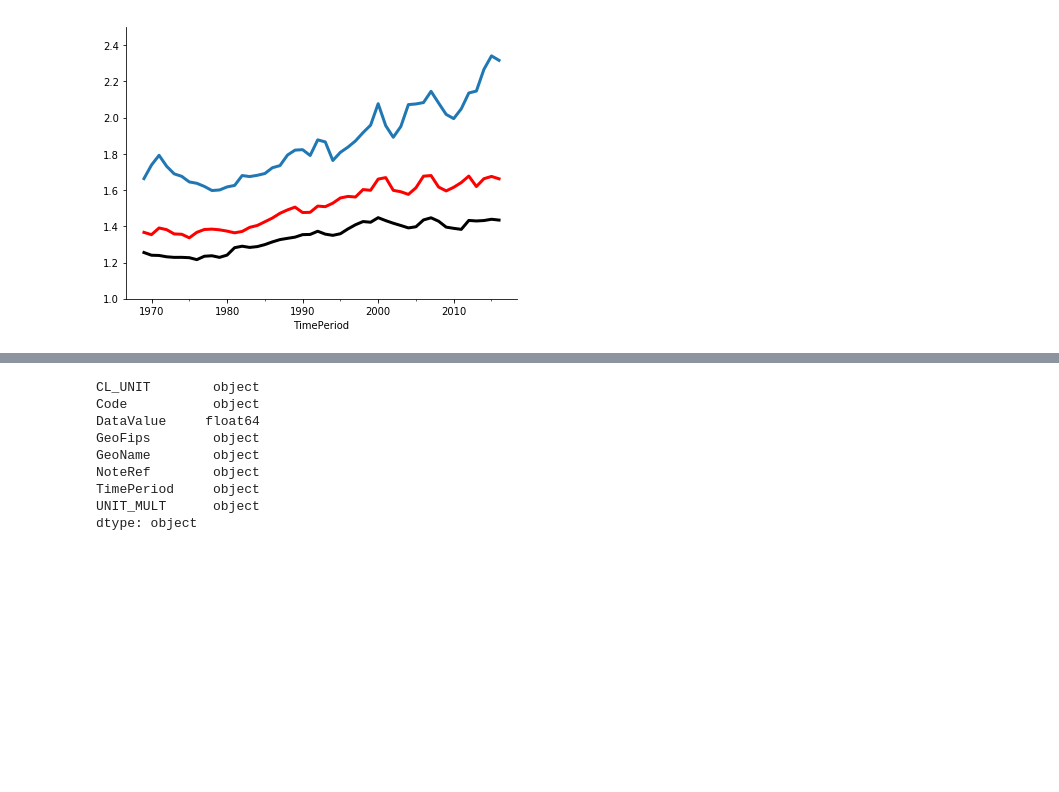
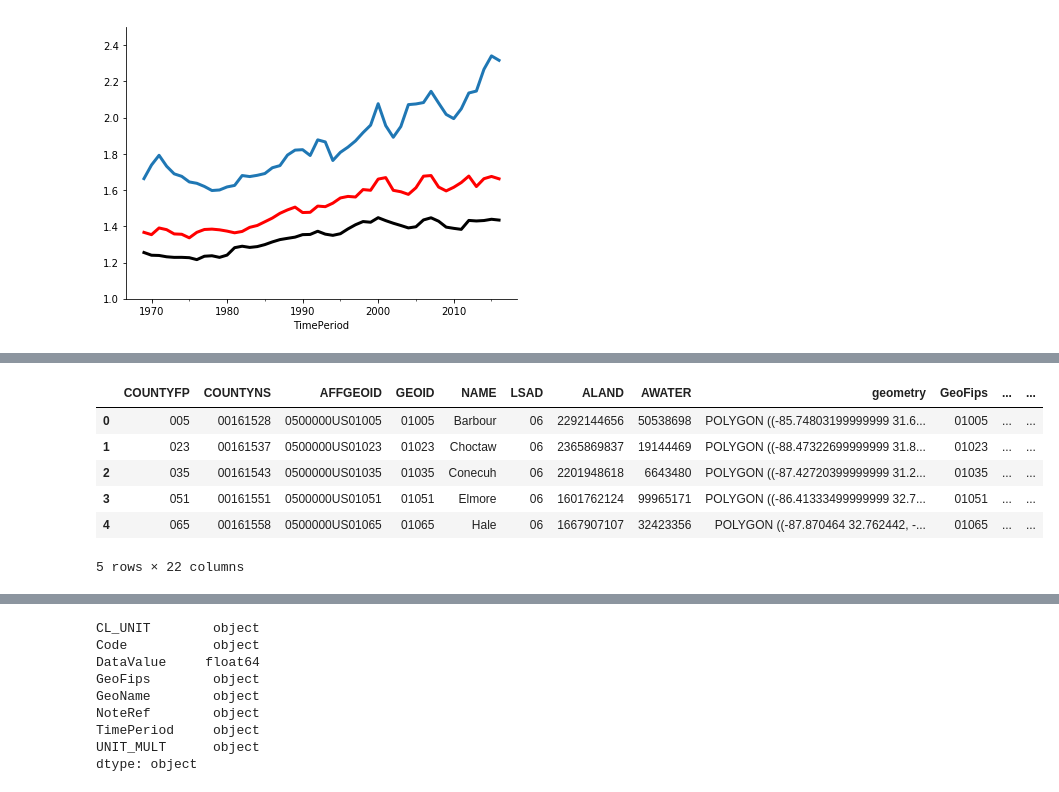
Before and after one commit to mwaugh0328/data_bootcamp_spring_2018, a Jupyter notebook: final_project/geo_bcycles_explore.ipynb, the cells around one changed output, grey strips where cells are left out. Cells and saved outputs as stored; diff of their text form; code cells hidden in the pictures; blank space fills up the shorter version.

```diff
--- a/final_project/geo_bcycles_explore.ipynb
+++ b/final_project/geo_bcycles_explore.ipynb
@@ -326,0 +312,4 @@ combo.xs("1969-01-01", level='TimePeriod')
+# %%
+cwd = os.getcwd()
+
+regions_shape = '''C:\\data_bootcamp\\data_bootcamp_spring_2018\\week13\\shape_files\\UScounties\\cb_2017_us_county_500k.shx'''
@@ -326,0 +349,14 @@ combo.xs("1969-01-01", level='TimePeriod')
+# %%
+us_map["log_income"+ year1] = np.log(us_map["IncomePC"+ year1] / mean69)
+
+us_map["log_income"+ year2] = np.log(us_map["IncomePC"+ year2] / mean15)
+
+us_map.head()
+# %% [output]
+|  | COUNTYFP | COUNTYNS | AFFGEOID | GEOID | NAME | LSAD | ALAND | AWATER | geometry | GeoFips | ... | ... |
+| 0 | 005 | 00161528 | 0500000US01005 | 01005 | Barbour | 06 | 2292144656 | 50538698 | POLYGON ((-85.74803199999999 31.6... | 01005 | ... | ... |
+| 1 | 023 | 00161537 | 0500000US01023 | 01023 | Choctaw | 06 | 2365869837 | 19144469 | POLYGON ((-88.47322699999999 31.8... | 01023 | ... | ... |
+| 2 | 035 | 00161543 | 0500000US01035 | 01035 | Conecuh | 06 | 2201948618 | 6643480 | POLYGON ((-87.42720399999999 31.2... | 01035 | ... | ... |
+| 3 | 051 | 00161551 | 0500000US01051 | 01051 | Elmore | 06 | 1601762124 | 99965171 | POLYGON ((-86.41333499999999 32.7... | 01051 | ... | ... |
+| 4 | 065 | 00161558 | 0500000US01065 | 01065 | Hale | 06 | 1667907107 | 32423356 | POLYGON ((-87.870464 32.762442, -... | 01065 | ... | ... |
+5 rows × 22 columns
```
Also changed, not shown: parts of 19 cells of this notebook.
